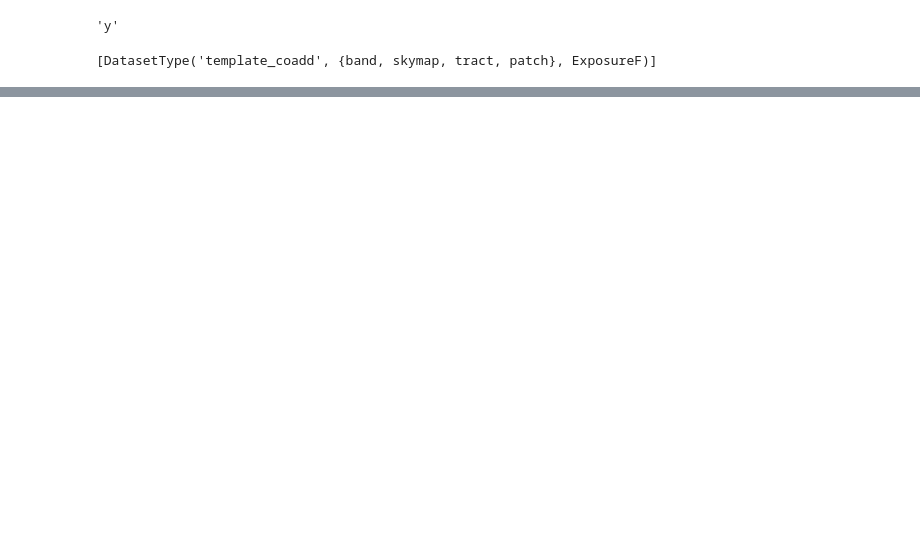
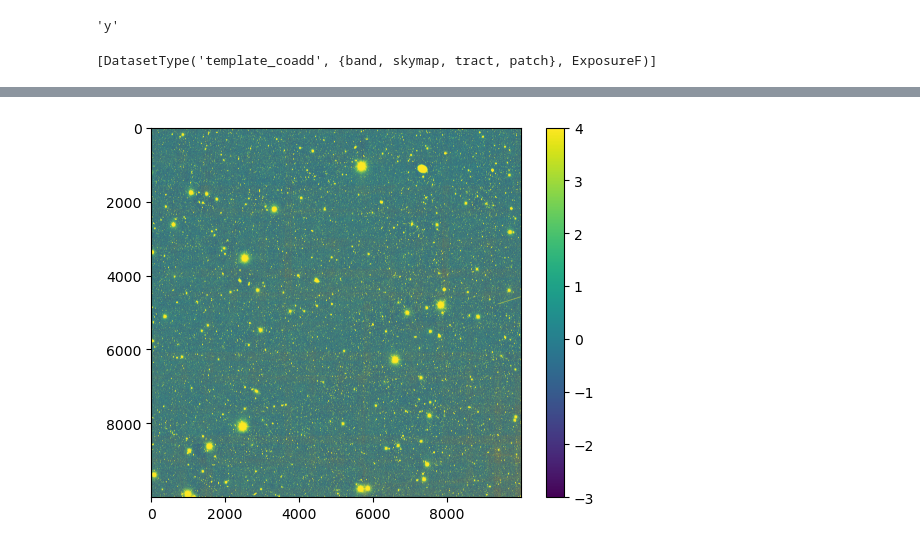
Before and after one commit to seanmacb/Butler-imports, a Jupyter notebook: des_dr2_import/makeButlerIngestFile.ipynb, the cells around one changed output, grey strips where cells are left out. Drawn from its saved outputs; the diff is of its cells as text; code cells hidden in the pictures; blank space fills up the shorter version.

```diff
--- a/des_dr2_import/makeButlerIngestFile.ipynb
+++ b/des_dr2_import/makeButlerIngestFile.ipynb
@@ -219,4 +219,4 @@ but.registry.queryDatasetTypes("template_coadd")
 # %% [output]
 [DatasetType('template_coadd', {band, skymap, tract, patch}, ExposureF)]
 # %%
-list(but.registry.queryDatasets("template_coadd",collections="DECam/DES/dr2_bkg"))
+test = list(but.registry.queryDatasets("template_coadd",collections="DECam/DES/dr2_bkg",where="skymap='decam_rings_v1' and tract=9712 and patch=14"))
@@ -240,0 +223,2 @@ list(but.registry.queryDatasets("template_coadd",collections="DECam/DES/dr2_bkg"
+# %%
+exp = but.get(test[0])
@@ -240,0 +227,6 @@ list(but.registry.queryDatasets("template_coadd",collections="DECam/DES/dr2_bkg"
+# %%
+plt.imshow(exp.image.array,vmin=-3,vmax=4)
+plt.colorbar()
+plt.show()
+# %% [output]
+[figure, added]
```
Also changed, not shown: parts of 2 cells of this notebook, 10 other files.
